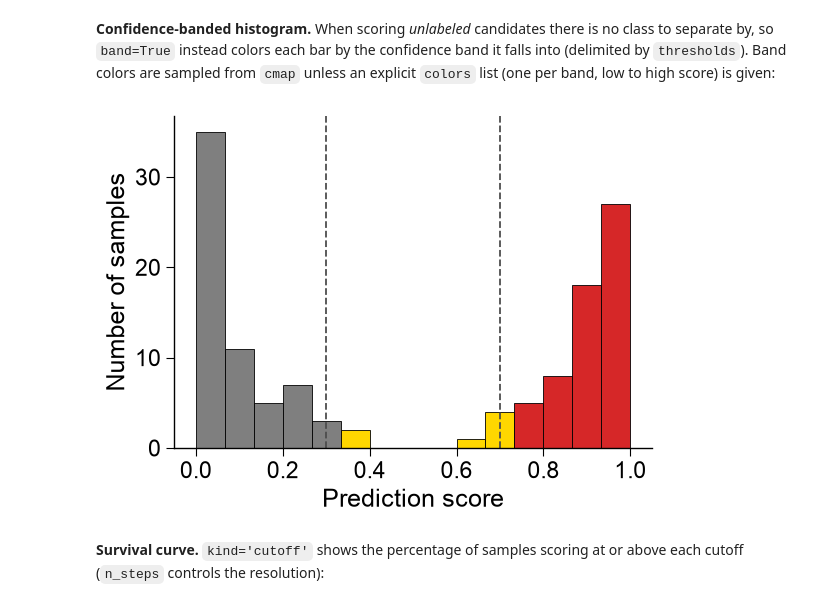
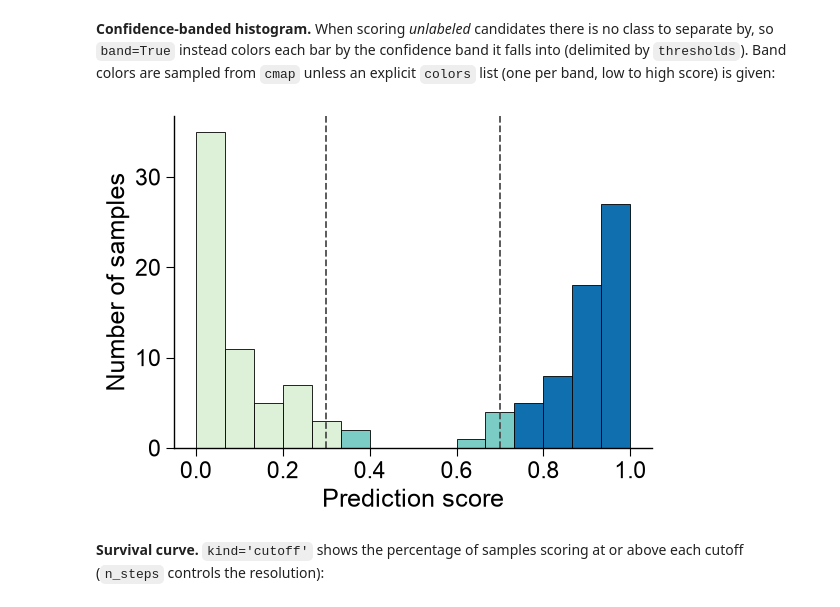
Before and after one commit to breimanntools/aaanalysis, a Jupyter notebook: examples/prediction/aapred_plot_group.ipynb, the cells around one changed output. Drawn from its saved outputs; the diff is of its cells as text; code cells hidden in the pictures.

```diff
--- a/examples/prediction/aapred_plot_group.ipynb
+++ b/examples/prediction/aapred_plot_group.ipynb
@@ -44,14 +43,14 @@ plt.show()
 # %% [markdown]
 **Confidence-banded histogram.** When scoring *unlabeled* candidates there is no class to separate by, so ``band=True`` instead colors each bar by the confidence band it falls into (delimited by ``thresholds``). Band colors are sampled from ``cmap`` unless an explicit ``colors`` list (one per band, low to high score) is given:
 # %%
-# Same scores, colored by confidence band (no labels): low / medium / high, split at 0.3 and 0.7.
+# Same scores, banded by confidence; band colors sampled from `cmap` (low->high score).
 aapred_plot.predict_group(data=scores, kind="hist", band=True, thresholds=[0.3, 0.7], bins=15,
-                           colors=["tab:gray", "gold", "tab:red"], figsize=(6, 4.5),
+                           cmap="GnBu", figsize=(6, 4.5),
                            xlabel="Prediction score", ylabel="Number of samples")
 plt.tight_layout()
 plt.show()
 # %% [output]
-[figure, old version]
+[figure, new version]
 # %% [markdown]
 **Survival curve.** ``kind='cutoff'`` shows the percentage of samples scoring at or above each cutoff (``n_steps`` controls the resolution):
 # %%
```
Also changed, not shown: parts of 5 cells of this notebook, 3 other files.
